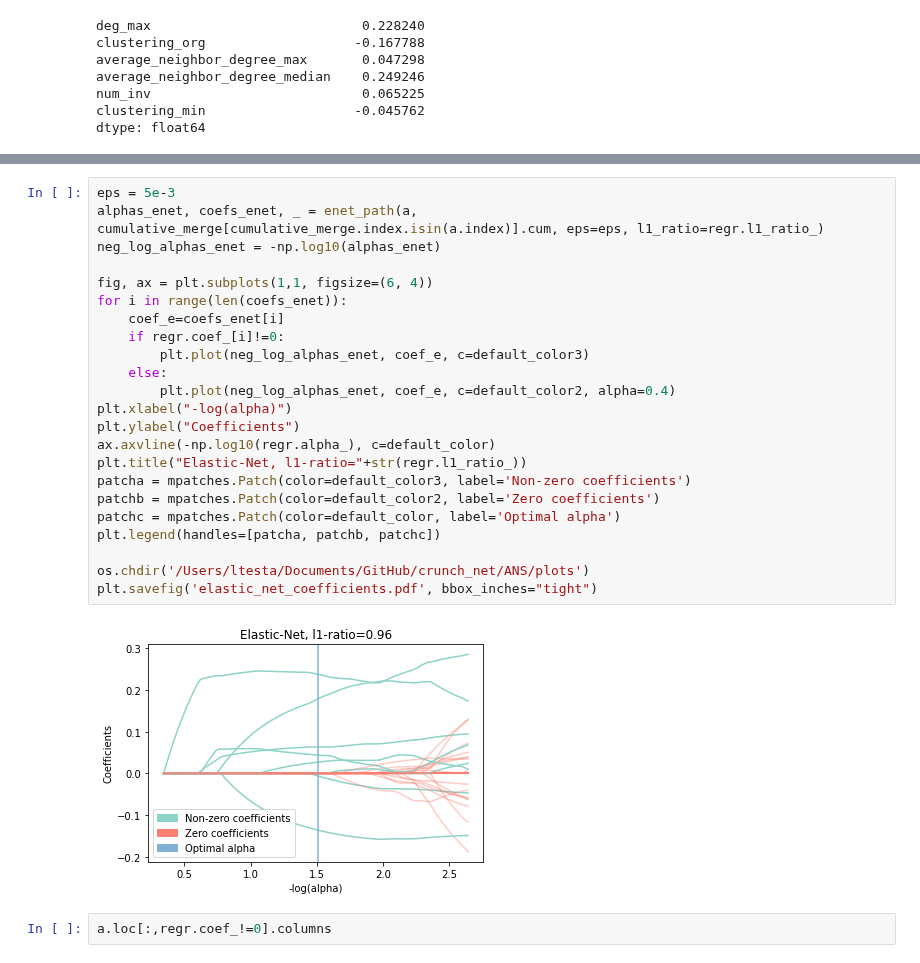
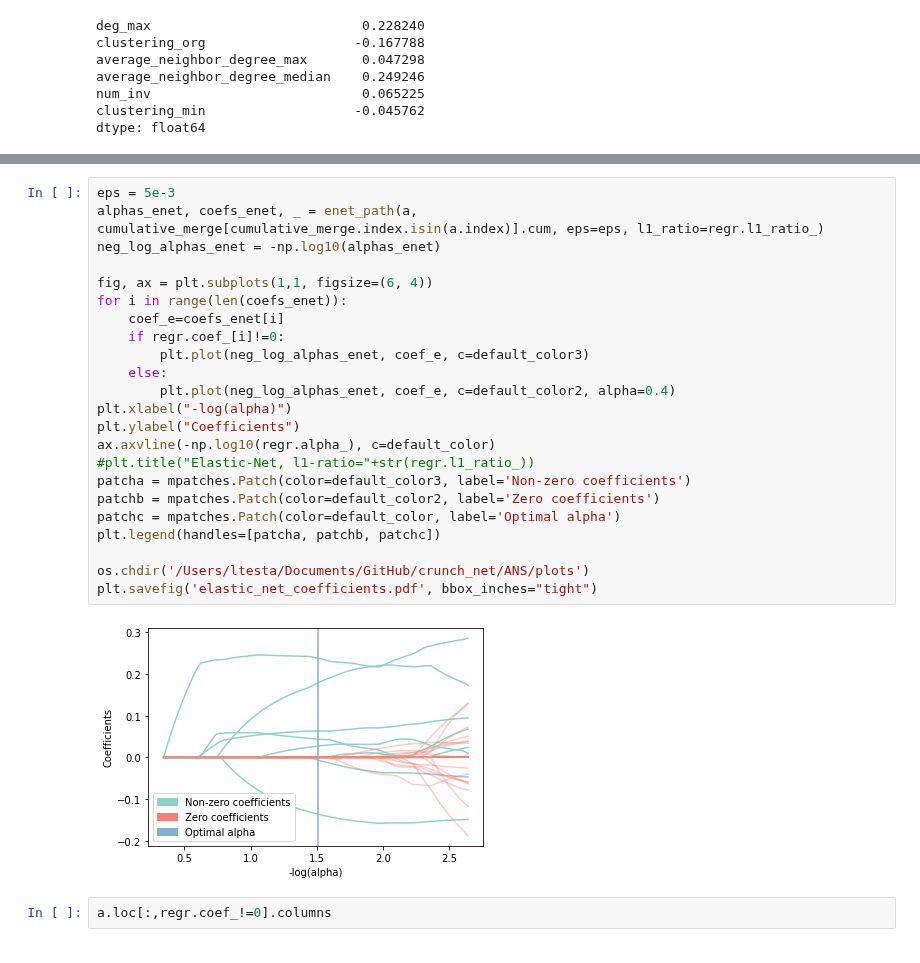
Before and after one commit to testalorenzo/crunch_net, a Jupyter notebook: ANS/notebook/notebooks/ANS_extension.ipynb, the cells around one changed output, grey strips where cells are left out. Saved outputs shown, nothing was run; the diff lists cells and outputs as text.

```diff
--- a/ANS/notebook/notebooks/ANS_extension.ipynb
+++ b/ANS/notebook/notebooks/ANS_extension.ipynb
@@ -562,28 +556,28 @@ ElasticNetCV(cv=5,
 # %%
 eps = 5e-3
 alphas_enet, coefs_enet, _ = enet_path(a, cumulative_merge[cumulative_merge.index.isin(a.index)].cum, eps=eps, l1_ratio=regr.l1_ratio_)
 neg_log_alphas_enet = -np.log10(alphas_enet)
 
 fig, ax = plt.subplots(1,1, figsize=(6, 4))
 for i in range(len(coefs_enet)):
     coef_e=coefs_enet[i]
     if regr.coef_[i]!=0:
         plt.plot(neg_log_alphas_enet, coef_e, c=default_color3)
     else:
         plt.plot(neg_log_alphas_enet, coef_e, c=default_color2, alpha=0.4)
 plt.xlabel("-log(alpha)")
 plt.ylabel("Coefficients")
 ax.axvline(-np.log10(regr.alpha_), c=default_color)
-plt.title("Elastic-Net, l1-ratio="+str(regr.l1_ratio_))
+#plt.title("Elastic-Net, l1-ratio="+str(regr.l1_ratio_))
 patcha = mpatches.Patch(color=default_color3, label='Non-zero coefficients')
 patchb = mpatches.Patch(color=default_color2, label='Zero coefficients')
 patchc = mpatches.Patch(color=default_color, label='Optimal alpha')
 plt.legend(handles=[patcha, patchb, patchc])
 
 os.chdir('/Users/ltesta/Documents/GitHub/crunch_net/ANS/plots')
 plt.savefig('elastic_net_coefficients.pdf', bbox_inches="tight")
 # %% [output]
-[figure, old version]
+[figure, new version]
 # %%
 a.loc[:,regr.coef_!=0].columns
 # %% [output]
```
Also changed, not shown: parts of 6 cells of this notebook, 5 other files.
